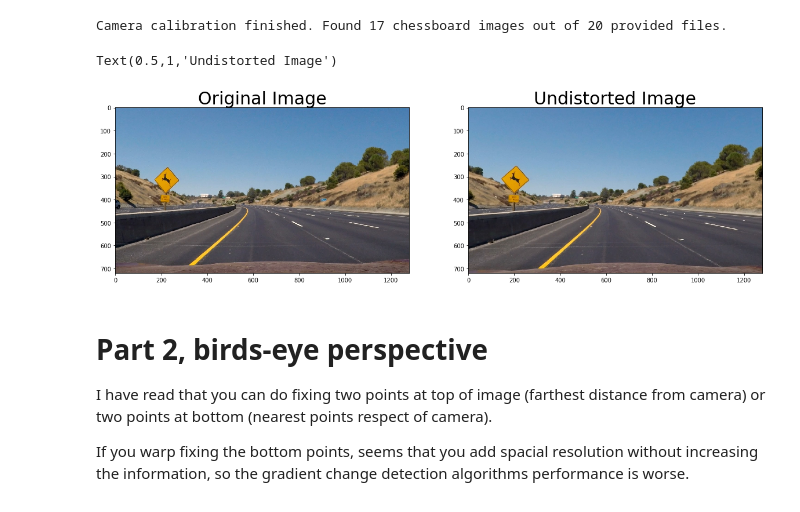
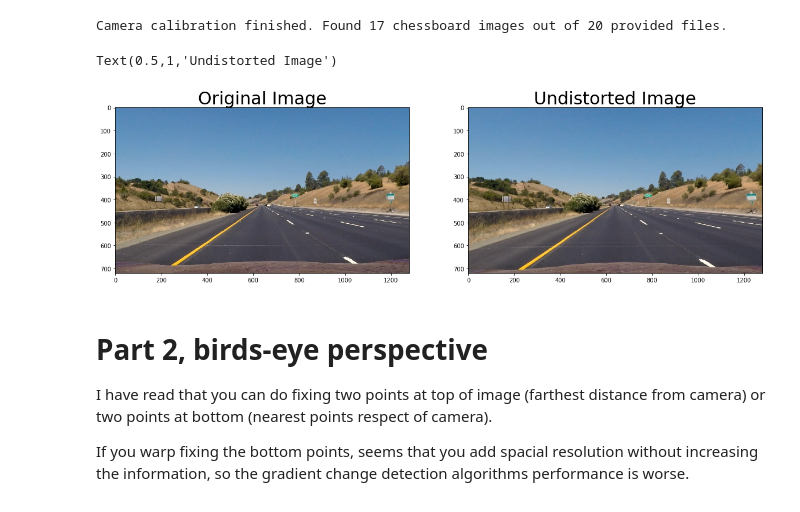
Before and after one commit to david-sterling/CarND-Advanced-Lane-Lines, a Jupyter notebook: Advanced_lane_lines_code.ipynb, the cells around one changed output. Drawn from its saved outputs; the diff is of its cells as text; code cells hidden in the pictures.

```diff
--- a/Advanced_lane_lines_code.ipynb
+++ b/Advanced_lane_lines_code.ipynb
@@ -41,34 +41,34 @@ Camera calibration finished. Found 17 chessboard images out of 20 provided files
 # %%
 import pickle
 %matplotlib inline
 
 # Test undistortion on an image
-originalimg = cv2.imread('./test_images/test2.jpg')
+originalimg = cv2.imread('./test_images/straight_lines1.jpg')
 img_size = (originalimg.shape[1], originalimg.shape[0])
 
 # Do camera calibration given object points and image points
 ret, mtx, dist, rvecs, tvecs = cv2.calibrateCamera(objpoints, imgpoints, img_size,None,None)
 
 
 undistorted = cv2.undistort(originalimg, mtx, dist, None, mtx)
 cv2.imwrite('./output/test_undist1.jpg',undistorted)
 
 # Save the camera calibration result for later use (we won't worry about rvecs / tvecs)
 dist_pickle = {}
 dist_pickle["mtx"] = mtx
 dist_pickle["dist"] = dist
 pickle.dump( dist_pickle, open( "wide_dist_pickle.p", "wb" ) )
 undistorted = cv2.cvtColor(undistorted, cv2.COLOR_BGR2RGB)
 originalimg = cv2.cvtColor(originalimg, cv2.COLOR_BGR2RGB)
 # Visualize undistortion
 f, (ax1, ax2) = plt.subplots(1, 2, figsize=(20,10))
 ax1.imshow(originalimg)
 ax1.set_title('Original Image', fontsize=30)
 ax2.imshow(undistorted)
 ax2.set_title('Undistorted Image', fontsize=30)
 # %% [output]
 Text(0.5,1,'Undistorted Image')
-[figure, old version]
+[figure, new version]
 # %%
 def undistort_camera (img, calibration_data_file):
     dist_pickle = pickle.load( open( calibration_data_file, "rb" ) )
```
Also changed, not shown: parts of 10 cells of this notebook, 4 other files.
